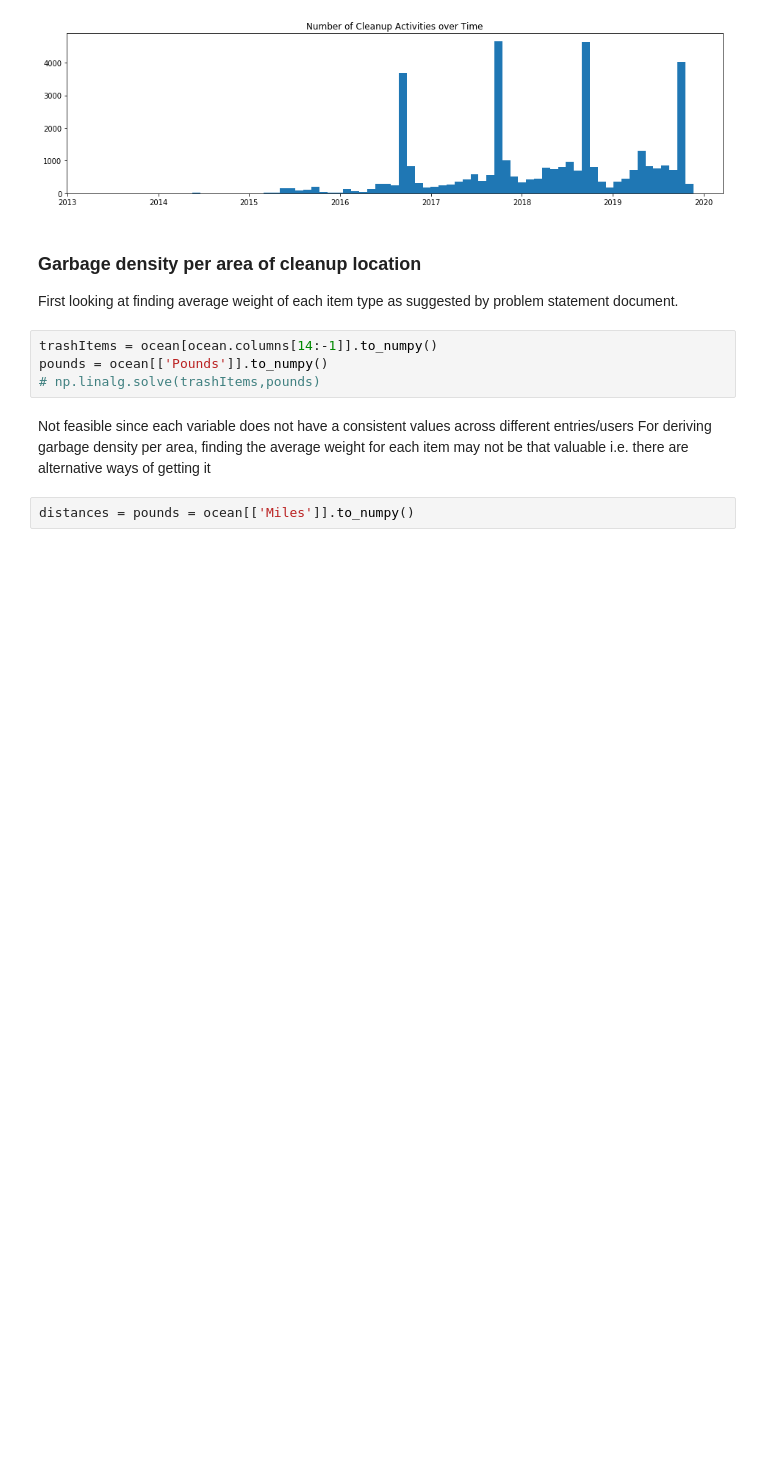
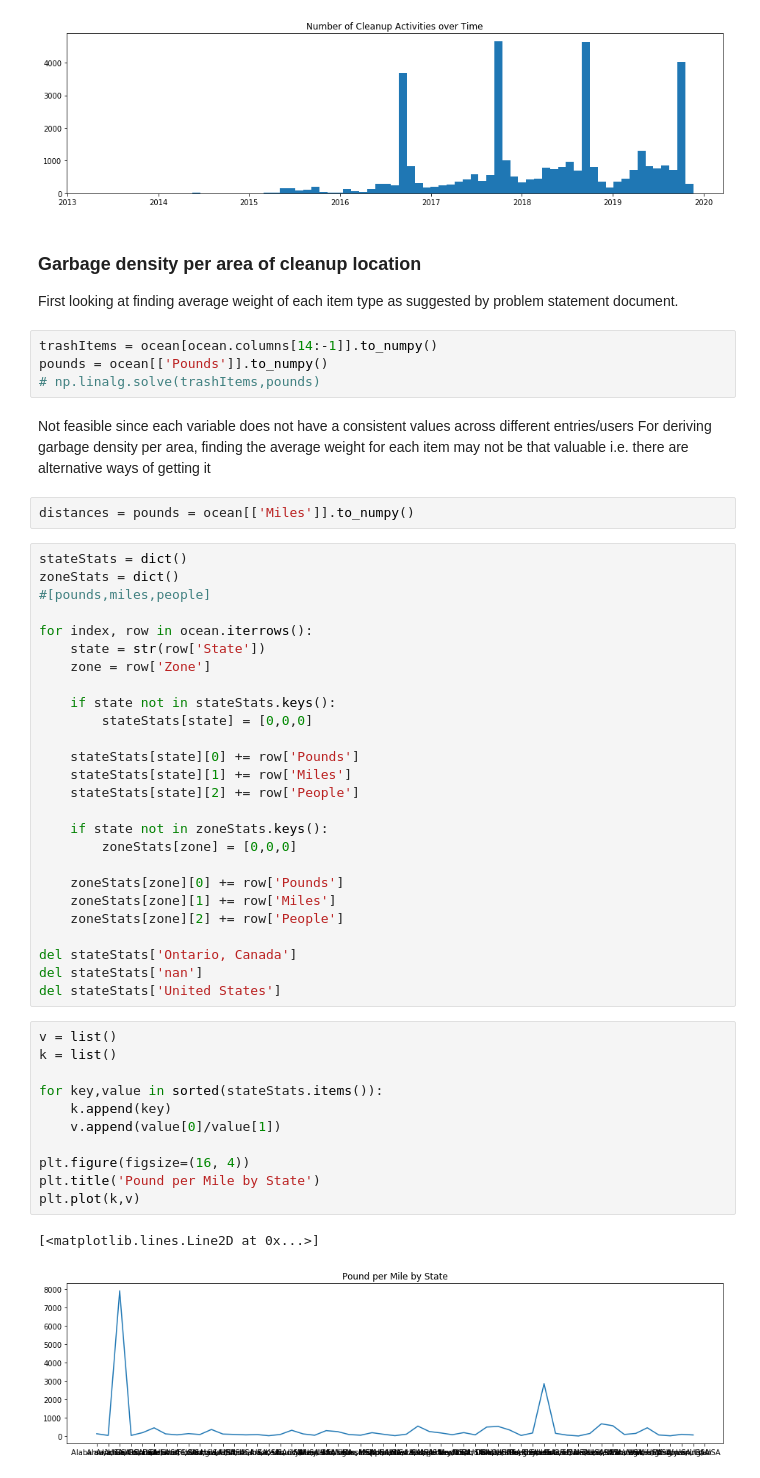
Before and after one commit to privat33r/dc20075-ocean, a Jupyter notebook: ocean-cleanup.ipynb, the cells around one changed output. Saved outputs shown, nothing was run; the diff lists cells and outputs as text; blank space fills up the shorter version.

```diff
--- a/ocean-cleanup.ipynb
+++ b/ocean-cleanup.ipynb
@@ -356,3 +357,43 @@ Not feasible since each variable does not have a consistent values across differ
 For deriving garbage density per area, finding the average weight for each item may not be that valuable i.e. there are alternative ways of getting it
 # %%
 distances = pounds = ocean[['Miles']].to_numpy()
+# %%
+stateStats = dict()
+zoneStats = dict()
+#[pounds,miles,people]
+
+for index, row in ocean.iterrows():
+    state = str(row['State'])
+    zone = row['Zone']
+
+    if state not in stateStats.keys():
+        stateStats[state] = [0,0,0]
+
+    stateStats[state][0] += row['Pounds']
+    stateStats[state][1] += row['Miles']
+    stateStats[state][2] += row['People']
+
+    if state not in zoneStats.keys():
+        zoneStats[zone] = [0,0,0]
+
+    zoneStats[zone][0] += row['Pounds']
+    zoneStats[zone][1] += row['Miles']
+    zoneStats[zone][2] += row['People']
+
+del stateStats['Ontario, Canada']
+del stateStats['nan']
+del stateStats['United States']
+# %%
+v = list()
+k = list()
+
+for key,value in sorted(stateStats.items()):
+    k.append(key)
+    v.append(value[0]/value[1])
+
+plt.figure(figsize=(16, 4))
+plt.title('Pound per Mile by State')
+plt.plot(k,v)
+# %% [output]
+[<matplotlib.lines.Line2D at 0x...>]
+[figure, added]
```
Also changed, not shown: parts of 8 cells of this notebook, 1 other file.
